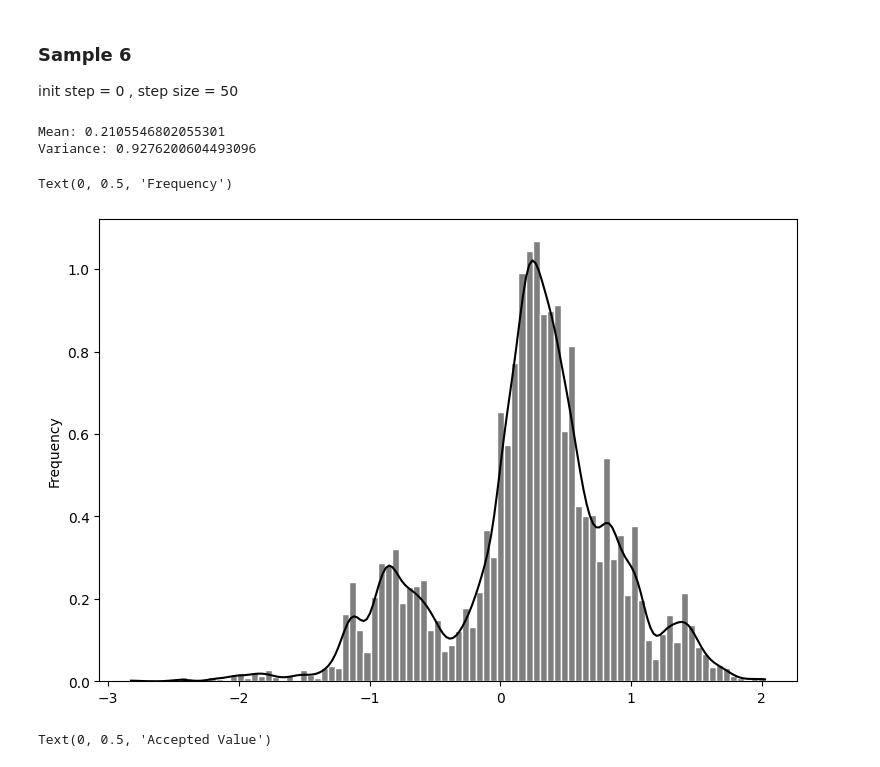
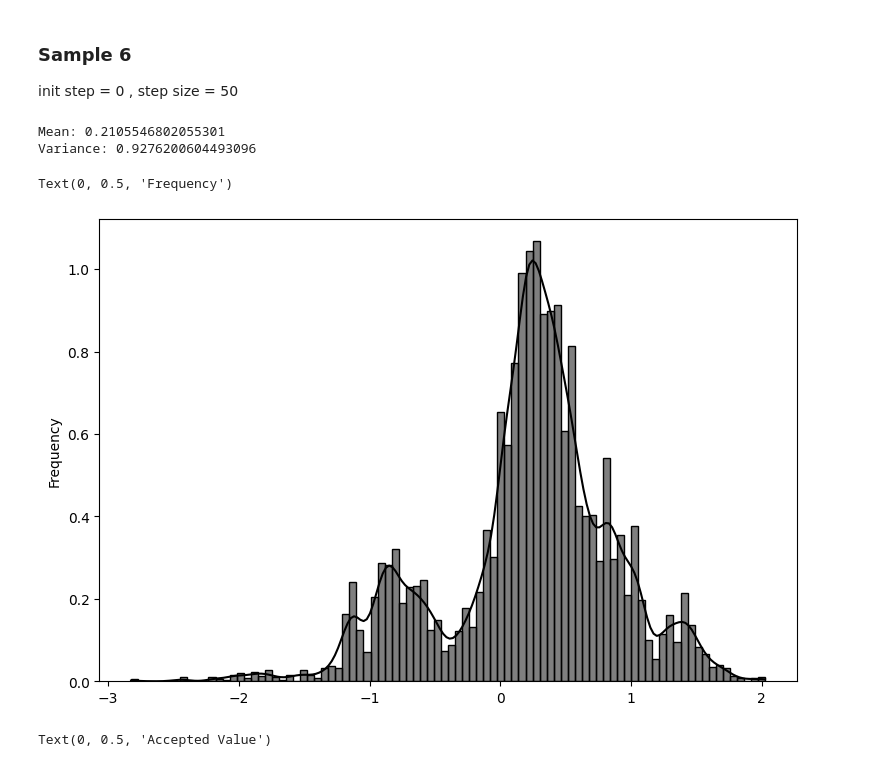
Before and after one commit to AzmainBiswas/Monte_Carlo, a Jupyter notebook: Metropolis-Hastings algorithm/example-1/example1.ipynb, the cells around one changed output. Cells and saved outputs as stored; diff of their text form; code cells hidden in the pictures.

```diff
--- a/Metropolis-Hastings algorithm/example-1/example1.ipynb
+++ b/Metropolis-Hastings algorithm/example-1/example1.ipynb
@@ -199,24 +199,24 @@ init step = 0 , step size = 50
 # %%
 np.random.seed(6)
 samples6 = MetropolisSample(pdf=target, init_state=0, step_size=50)
 print(f"Mean: {np.mean(samples6)}\nVariance: {np.var(samples5)}")
 
 plt.figure(figsize=FIGSIZE)
 sns.histplot(
     samples6,
     stat="density",
     kde=True,
     color="black",
     bins=90,
-    edgecolor="white",
+    # edgecolor="white",
     linewidth=1,
 )
 plt.ylabel("Frequency")
 # %% [output]
 Mean: 0.2105546802055301
 Variance: 0.9276200604493096
 Text(0, 0.5, 'Frequency')
-[figure, old version]
+[figure, new version]
 # %%
 plt.figure(figsize=(25, 6))
 sns.lineplot(x=range(SAMPLESIZE), y=samples6, color="black", linewidth=1.5)
```
Also changed, not shown: parts of 7 cells of this notebook, 7 other files.
